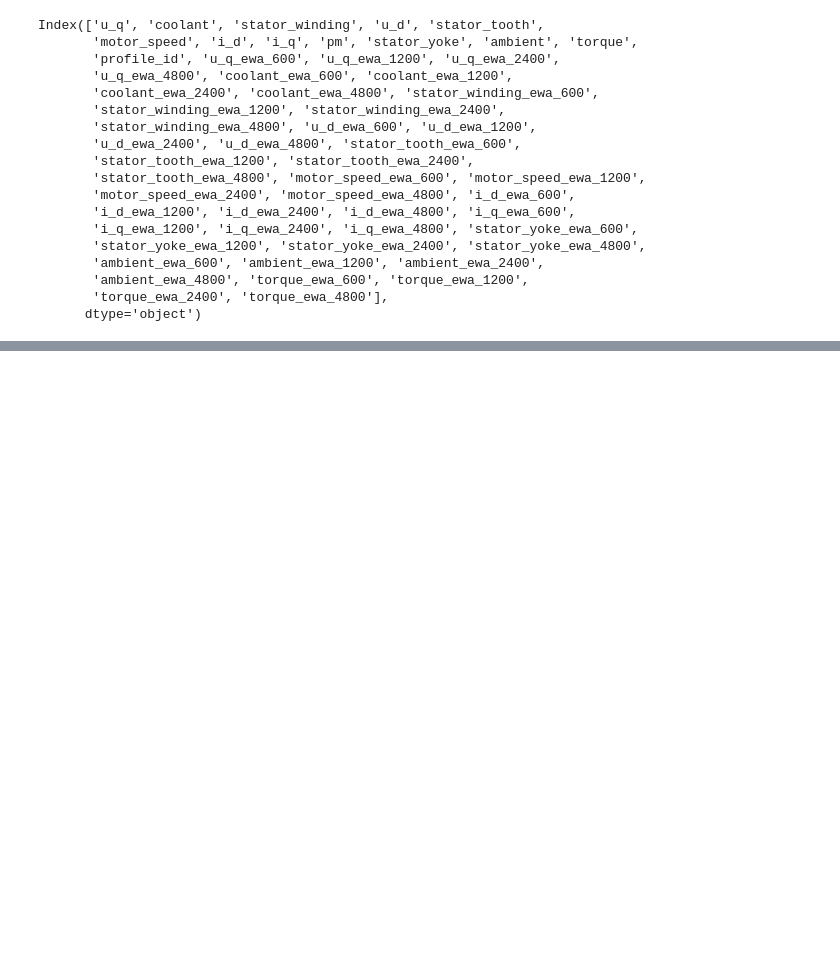
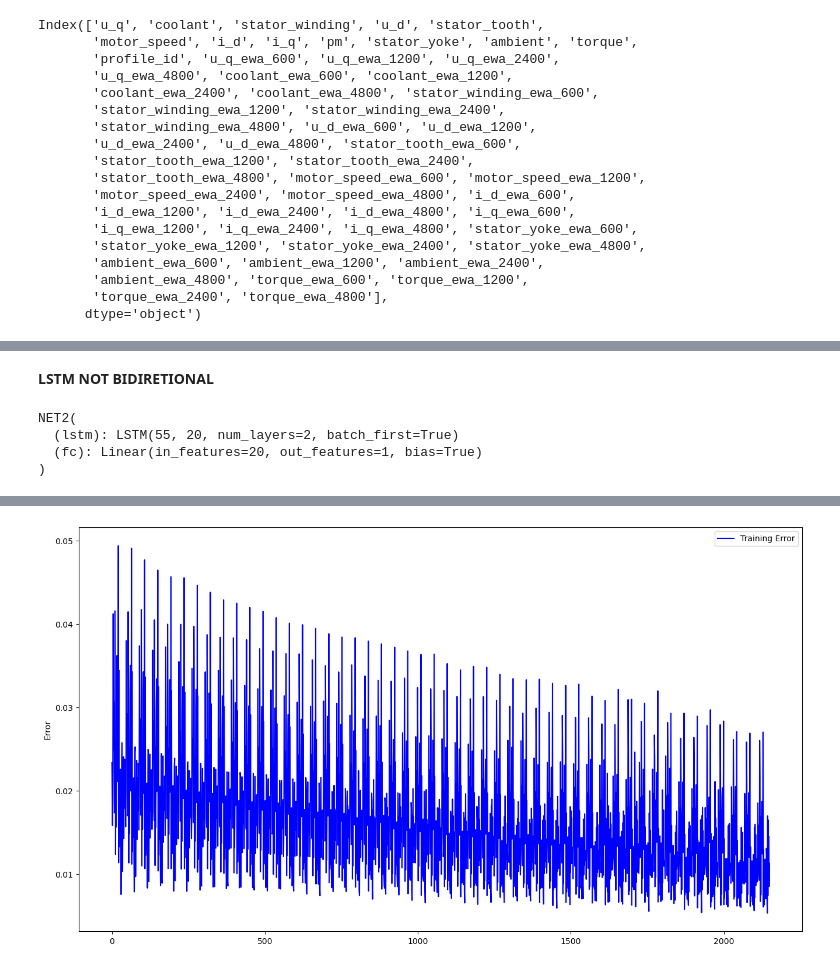
Before and after one commit to tommasobbb/PMSM_Data_Mining, a Jupyter notebook: LSTM_EWA.ipynb, the cells around one changed output, grey strips where cells are left out. Drawn from its saved outputs; the diff is of its cells as text; code cells hidden in the pictures; blank space fills up the shorter version.

```diff
--- a/LSTM_EWA.ipynb
+++ b/LSTM_EWA.ipynb
@@ -177,8 +205,13 @@ seq_len = 100
 # ids = [4, 6, 10, 11, 20, 27, 29, 30, 31,32, 36] + [i+41 for i in range(35)]
 
 ids = [20, 6, 65, 18, 66, 13, 27, 4, 58, 56, 53, 79, 44, 70, 62, 30, 80, 74, 68, 36, 76, 48, 12, 29, 32, 16, 9, 2, 3, 8, 14, 15, 81, 21, 45, 42, 73, 41, 63, 26, 17, 31, 69]
-sessions = preprocess(df_norm, ids, seq_len)
-print(sessions)
+all_profile = df_norm['profile_id'].tolist()
+unique_profiles = list(set(all_profile))
+testing_id = [item for item in unique_profiles if item not in ids]
+print(testing_id)
+training = preprocess(df_norm, ids, seq_len)
+testing = preprocess(df_norm, testing_id, seq_len)
+print(training)
 
 #create an lstm instance
 model = NET(55, 20, 2, 1)
@@ -213,7 +246,7 @@ train_losses = []
 
 model.train()
 for e in range(n_epochs):
-    for X, y in sessions:
+    for X, y in training:
         optimizer.zero_grad()
         out = model.forward(X.view(-1, seq_len, 55))
         loss = criterion(out, y.view(-1, seq_len, 1))
@@ -279,0 +290,2 @@ Loss: 0.0036826807
+# %% [markdown]
+**LSTM NOT BIDIRETIONAL**
@@ -279,0 +309,39 @@ Loss: 0.0036826807
+# %%
+#create an lstm instance
+model2 = NET2(55, 20, 2, 1)
+print(model2)
+
+#define optimizer and loss function
+optimizer = torch.optim.Adam(model2.parameters(), lr=0.001)
+criterion = nn.MSELoss()
+# %% [output]
+NET2(
+  (lstm): LSTM(55, 20, num_layers=2, batch_first=True)
+  (fc): Linear(in_features=20, out_features=1, bias=True)
+)
+# %%
+n_epochs = 50
+
+#train model
+train_losses = []
+
+model2.train()
+for e in range(n_epochs):
+    for X, y in training:
+        optimizer.zero_grad()
+        out = model2.forward(X.view(-1, seq_len, 55))
+        loss = criterion(out, y.view(-1, seq_len, 1))
+
+        loss.backward()
+        optimizer.step()
+        train_losses.append(loss.detach().numpy())
+
+    print(f'Epoch [{e+1}/{n_epochs}], Loss: {loss.item():.4f}')
+
+#print training error
+plt.rcParams["figure.figsize"] = [16, 9]
+plt.plot(train_losses, 'b', label='Training Error')
+plt.legend(loc='upper right')
+plt.ylabel('Error')
+plt.show()
+# %% [output]
@@ -279,0 +365 @@ Loss: 0.0036826807
+[figure, added]
```
Also changed, not shown: parts of 14 cells of this notebook, 4 other files.
